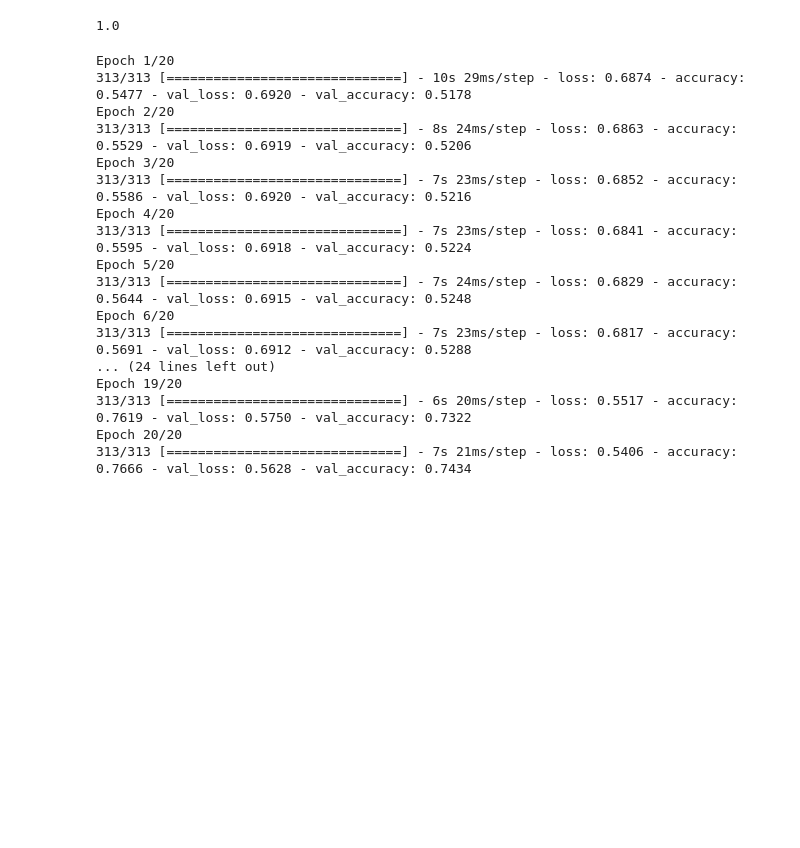
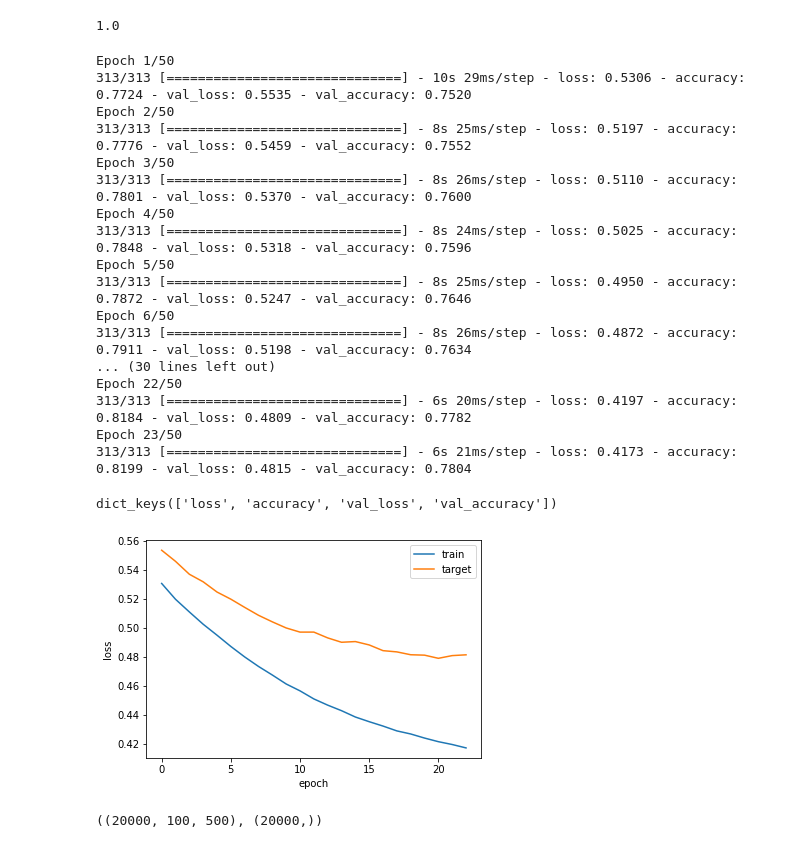
Before and after one commit to soxxun/python, a Jupyter notebook: 20220328/순환 신경망 20220328.ipynb, the cells around one changed output. Cells and saved outputs as stored; diff of their text form; code cells hidden in the pictures; blank space fills up the shorter version.

```diff
--- a/20220328/순환 신경망 20220328.ipynb
+++ b/20220328/순환 신경망 20220328.ipynb
@@ -157,28 +152,45 @@ np.sum(x_train_oh[100][0])
 # %% [output]
 1.0
 # %%
+model =  keras.Sequential()
+model.add(keras.layers.SimpleRNN(8, input_shape=(100,500))) # 100은 각 샘플의 길이, 500은 빈도수가 높은 단어의 개수, 8:뉴런의 개수
+model.add(keras.layers.Dense(1, activation='sigmoid')) # 이진 분류
+
 rmsprop =  keras.optimizers.RMSprop(learning_rate=1e-4) #0.0001
 model.compile(optimizer=rmsprop, loss='binary_crossentropy', metrics=['accuracy'])
 
 checkpoint_cb = keras.callbacks.ModelCheckpoint('best-simplernn-model.h5')
 early_stopping_cb = keras.callbacks.EarlyStopping(patience=2, restore_best_weights=True)
-history = model.fit(x_train_oh, y_train, epochs=20, batch_size=64, validation_data=(x_target_oh,y_target),
+history = model.fit(x_train_oh, y_train, epochs=50, batch_size=64, validation_data=(x_target_oh,y_target),
           callbacks=[checkpoint_cb,early_stopping_cb])
 # %% [output]
-Epoch 1/20
-313/313 [==============================] - 10s 29ms/step - loss: 0.6874 - accuracy: 0.5477 - val_loss: 0.6920 - val_accuracy: 0.5178
-Epoch 2/20
-313/313 [==============================] - 8s 24ms/step - loss: 0.6863 - accuracy: 0.5529 - val_loss: 0.6919 - val_accuracy: 0.5206
-Epoch 3/20
-313/313 [==============================] - 7s 23ms/step - loss: 0.6852 - accuracy: 0.5586 - val_loss: 0.6920 - val_accuracy: 0.5216
-Epoch 4/20
-313/313 [==============================] - 7s 23ms/step - loss: 0.6841 - accuracy: 0.5595 - val_loss: 0.6918 - val_accuracy: 0.5224
-Epoch 5/20
-313/313 [==============================] - 7s 24ms/step - loss: 0.6829 - accuracy: 0.5644 - val_loss: 0.6915 - val_accuracy: 0.5248
-Epoch 6/20
-313/313 [==============================] - 7s 23ms/step - loss: 0.6817 - accuracy: 0.5691 - val_loss: 0.6912 - val_accuracy: 0.5288
-... (24 lines left out)
-Epoch 19/20
-313/313 [==============================] - 6s 20ms/step - loss: 0.5517 - accuracy: 0.7619 - val_loss: 0.5750 - val_accuracy: 0.7322
-Epoch 20/20
-313/313 [==============================] - 7s 21ms/step - loss: 0.5406 - accuracy: 0.7666 - val_loss: 0.5628 - val_accuracy: 0.7434
+Epoch 1/50
+313/313 [==============================] - 10s 29ms/step - loss: 0.5306 - accuracy: 0.7724 - val_loss: 0.5535 - val_accuracy: 0.7520
+Epoch 2/50
+313/313 [==============================] - 8s 25ms/step - loss: 0.5197 - accuracy: 0.7776 - val_loss: 0.5459 - val_accuracy: 0.7552
+Epoch 3/50
+313/313 [==============================] - 8s 26ms/step - loss: 0.5110 - accuracy: 0.7801 - val_loss: 0.5370 - val_accuracy: 0.7600
+Epoch 4/50
+313/313 [==============================] - 8s 24ms/step - loss: 0.5025 - accuracy: 0.7848 - val_loss: 0.5318 - val_accuracy: 0.7596
+Epoch 5/50
+313/313 [==============================] - 8s 25ms/step - loss: 0.4950 - accuracy: 0.7872 - val_loss: 0.5247 - val_accuracy: 0.7646
+Epoch 6/50
+313/313 [==============================] - 8s 26ms/step - loss: 0.4872 - accuracy: 0.7911 - val_loss: 0.5198 - val_accuracy: 0.7634
+... (30 lines left out)
+Epoch 22/50
+313/313 [==============================] - 6s 20ms/step - loss: 0.4197 - accuracy: 0.8184 - val_loss: 0.4809 - val_accuracy: 0.7782
+Epoch 23/50
+313/313 [==============================] - 6s 21ms/step - loss: 0.4173 - accuracy: 0.8199 - val_loss: 0.4815 - val_accuracy: 0.7804
+# %%
+history.history.keys()
+# %% [output]
+dict_keys(['loss', 'accuracy', 'val_loss', 'val_accuracy'])
+# %%
+plt.plot(history.history['loss'])
+plt.plot(history.history['val_loss'])
+plt.xlabel('epoch')
+plt.ylabel('loss')
+plt.legend(['train','target'])
+plt.show()
+# %% [output]
+[figure, added]
@@ -184,0 +207,4 @@ Epoch 20/20
+# %%
+x_train_oh.shape, y_train.shape
+# %% [output]
+((20000, 100, 500), (20000,))
```
Also changed, not shown: parts of 4 cells of this notebook.
